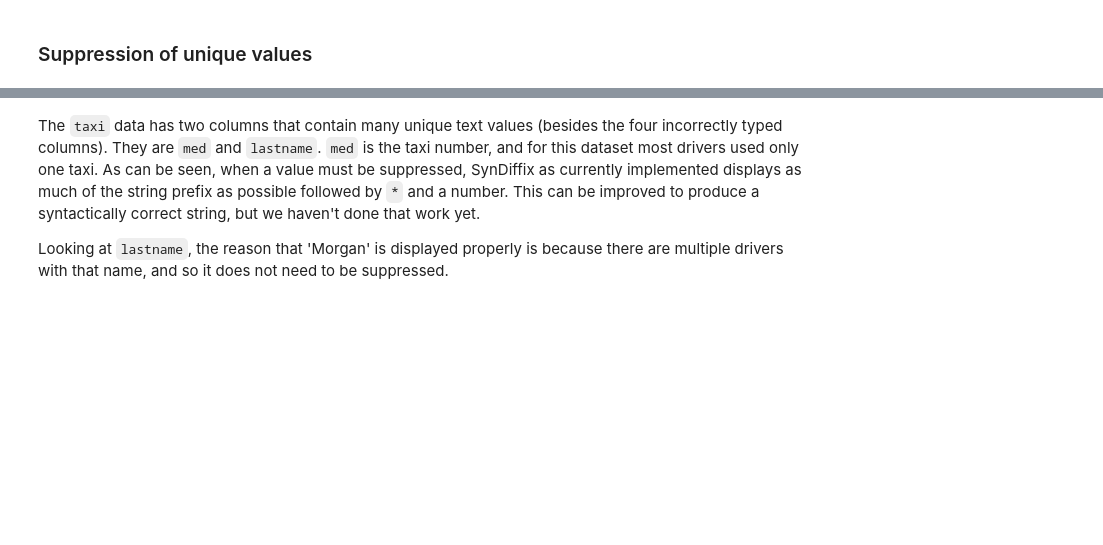
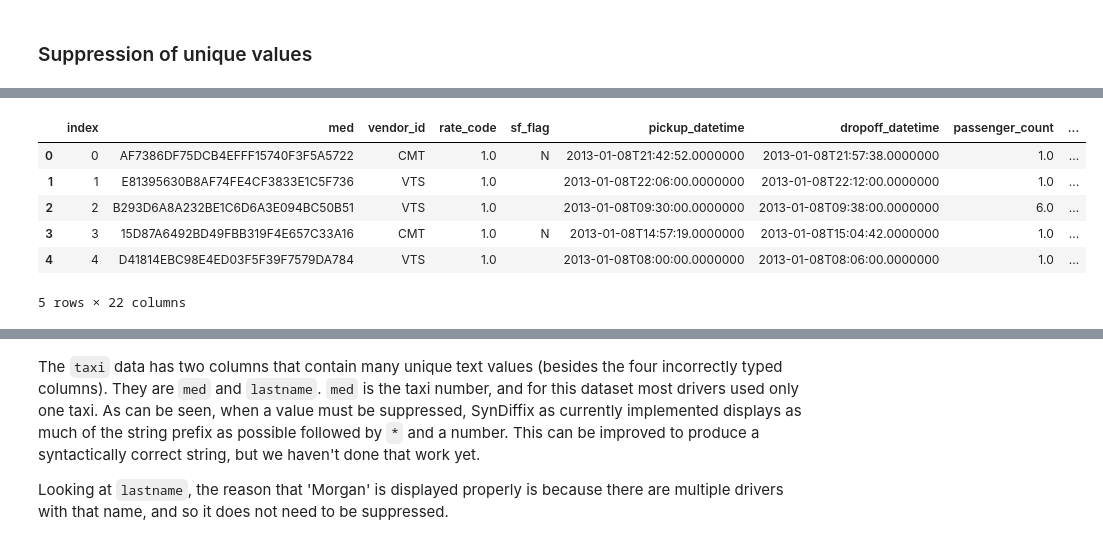
Before and after one commit to diffix/test-syndiffix, a Jupyter notebook: test_syndiffix/combs_demo/demo.ipynb, the cells around one changed output, grey strips where cells are left out. Drawn from its saved outputs; the diff is of its cells as text; code cells hidden in the pictures; blank space fills up the shorter version.

```diff
--- a/test_syndiffix/combs_demo/demo.ipynb
+++ b/test_syndiffix/combs_demo/demo.ipynb
@@ -213,0 +198,10 @@ print(dfSynAll.to_string())
+# %%
+dfOrigAll.head()
+# %% [output]
+|  | index | med | vendor_id | rate_code | sf_flag | pickup_datetime | dropoff_datetime | passenger_count | ... |
+| 0 | 0 | AF7386DF75DCB4EFFF15740F3F5A5722 | CMT | 1.0 | N | 2013-01-08T21:42:52.0000000 | 2013-01-08T21:57:38.0000000 | 1.0 | ... |
+| 1 | 1 | E81395630B8AF74FE4CF3833E1C5F736 | VTS | 1.0 |  | 2013-01-08T22:06:00.0000000 | 2013-01-08T22:12:00.0000000 | 1.0 | ... |
+| 2 | 2 | B293D6A8A232BE1C6D6A3E094BC50B51 | VTS | 1.0 |  | 2013-01-08T09:30:00.0000000 | 2013-01-08T09:38:00.0000000 | 6.0 | ... |
+| 3 | 3 | 15D87A6492BD49FBB319F4E657C33A16 | CMT | 1.0 | N | 2013-01-08T14:57:19.0000000 | 2013-01-08T15:04:42.0000000 | 1.0 | ... |
+| 4 | 4 | D41814EBC98E4ED03F5F39F7579DA784 | VTS | 1.0 |  | 2013-01-08T08:00:00.0000000 | 2013-01-08T08:06:00.0000000 | 1.0 | ... |
+5 rows × 22 columns
```
Also changed, not shown: parts of 23 cells of this notebook.
